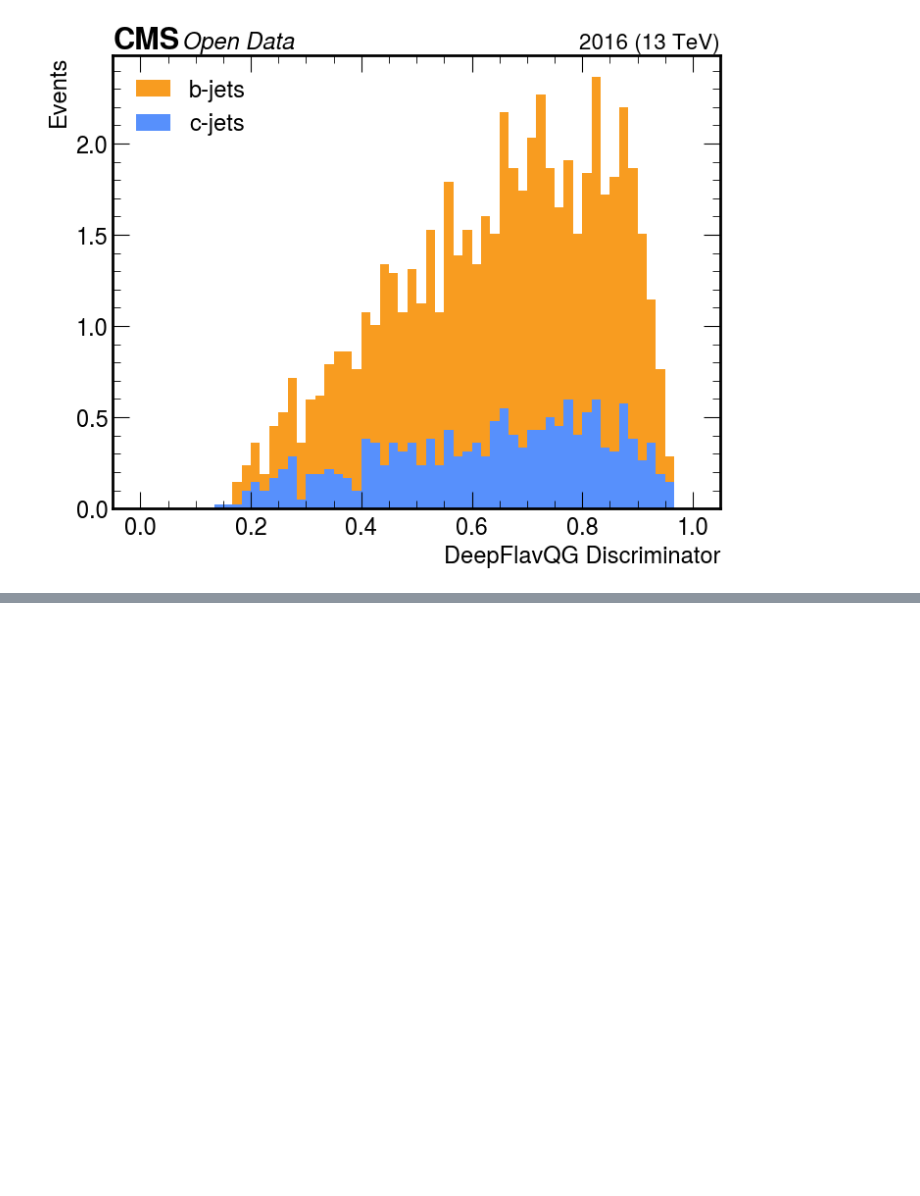
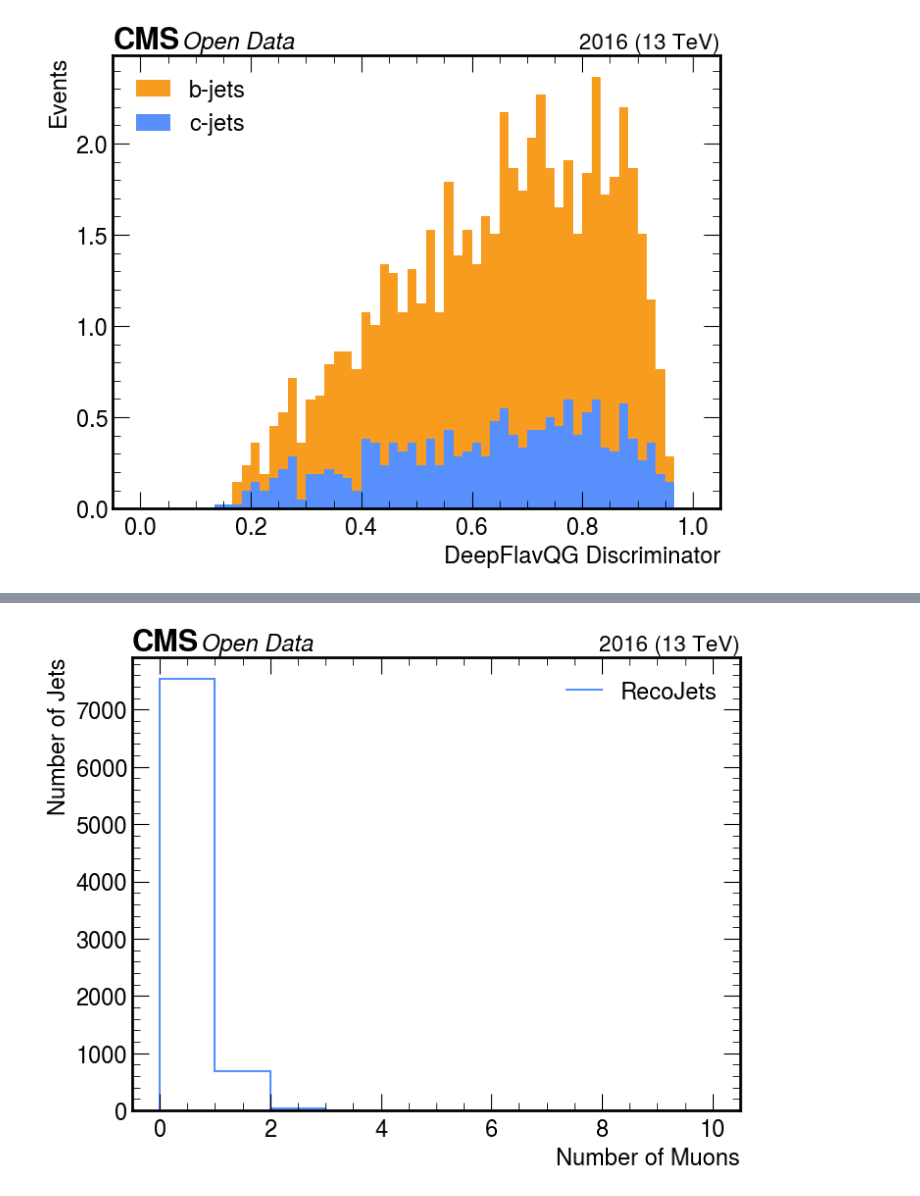
Before and after one commit to xondikoi03/btvNano-Analysis, a Jupyter notebook: btvNanoJetAnalysis.ipynb, the cells around one changed output, grey strips where cells are left out. Cells and saved outputs as stored; diff of their text form; code cells hidden in the pictures; blank space fills up the shorter version.

```diff
--- a/btvNanoJetAnalysis.ipynb
+++ b/btvNanoJetAnalysis.ipynb
@@ -711,0 +752,13 @@ make_stack_hist(
+# %%
+make_hist(
+    RecoJet_nMuons,
+    bins=10,
+    range=(0, 10),
+    xlabel="Number of Muons",
+    ylabel="Number of Jets",
+    label="RecoJets",
+    fname="plots/RecoJet_nMuons.png",
+    logy=False
+)
+# %% [output]
+[figure, added]
```
Also changed, not shown: parts of 4 cells of this notebook, 3 other files.
